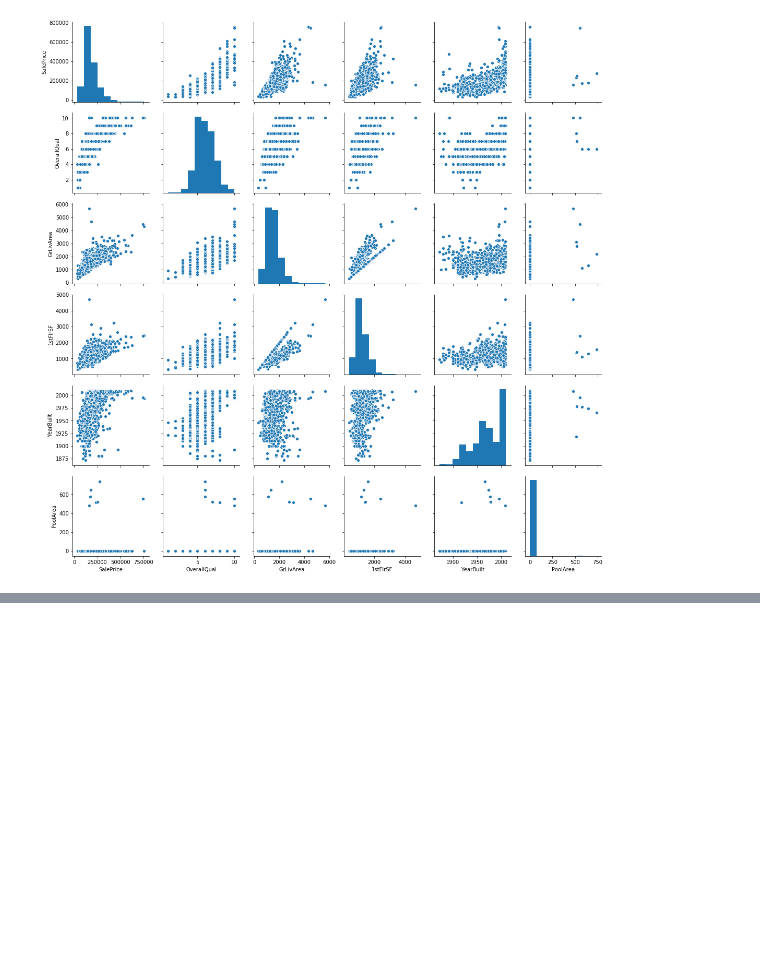
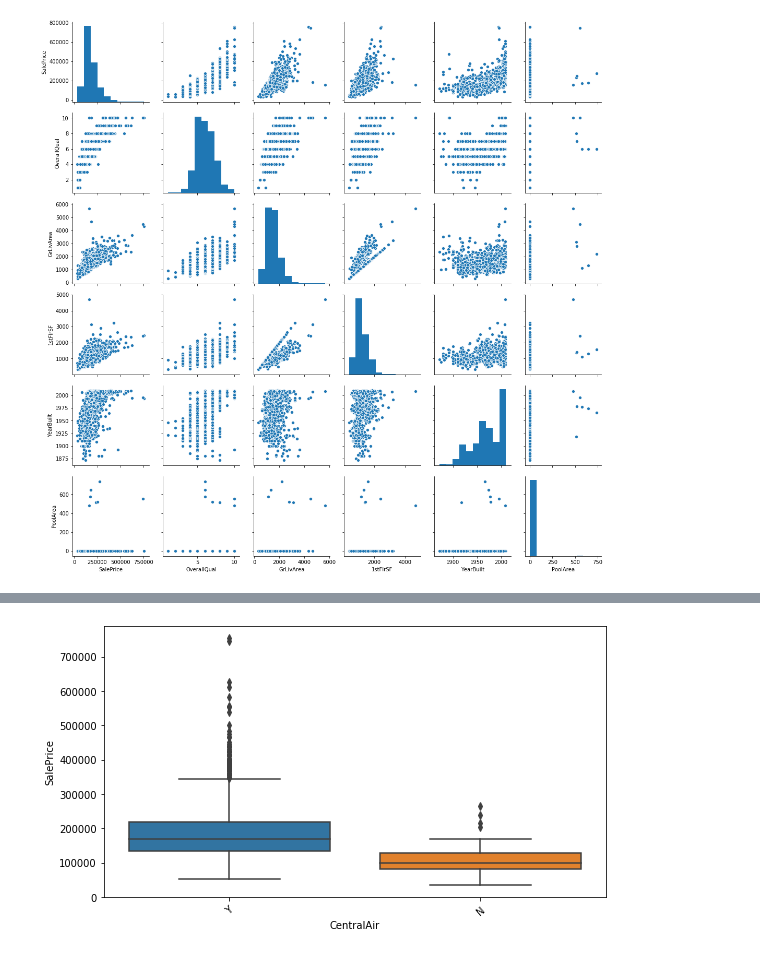
Before and after one commit to diannejardinez/Kaggle-Competition-Practice, a Jupyter notebook: Housing-Prices/Data-Exploration.ipynb, the cells around one changed output, grey strips where cells are left out. Cells and saved outputs as stored; diff of their text form; code cells hidden in the pictures; blank space fills up the shorter version.

```diff
--- a/Housing-Prices/Data-Exploration.ipynb
+++ b/Housing-Prices/Data-Exploration.ipynb
@@ -270,0 +321,9 @@ sns.pairplot(housing_train_data[col])
+# %%
+# Comparing SalePrice and CentralAir
+
+f, ax = plt.subplots(figsize=(9,5))
+sns.boxplot(y=housing_train_data['SalePrice'], x=housing_train_data['CentralAir'])
+plt.xticks(rotation=40)
+plt.show()
+# %% [output]
+[figure, added]
```
Also changed, not shown: parts of 13 cells of this notebook.
